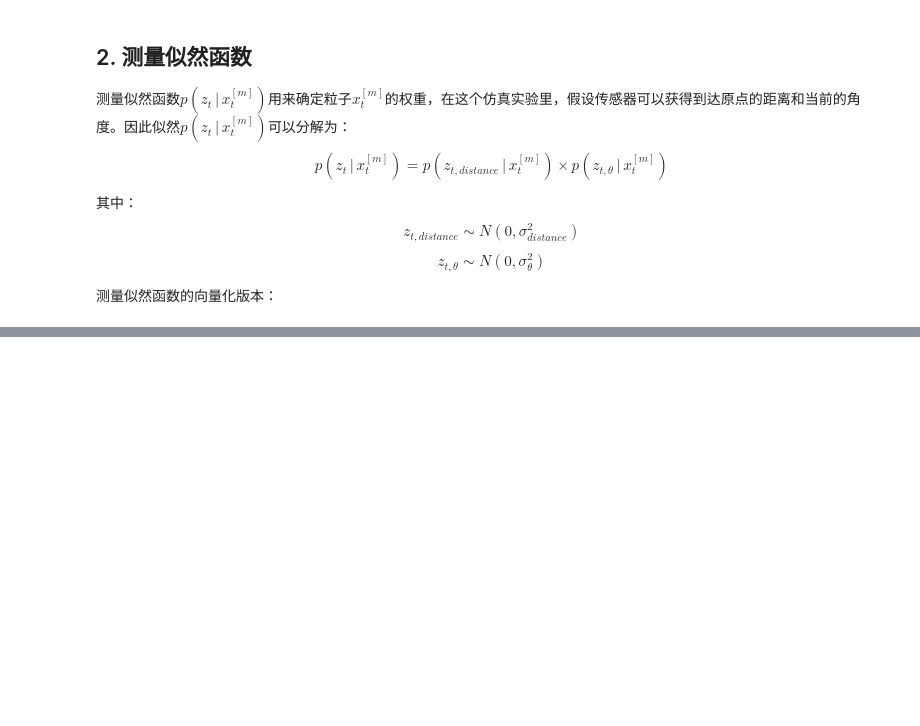
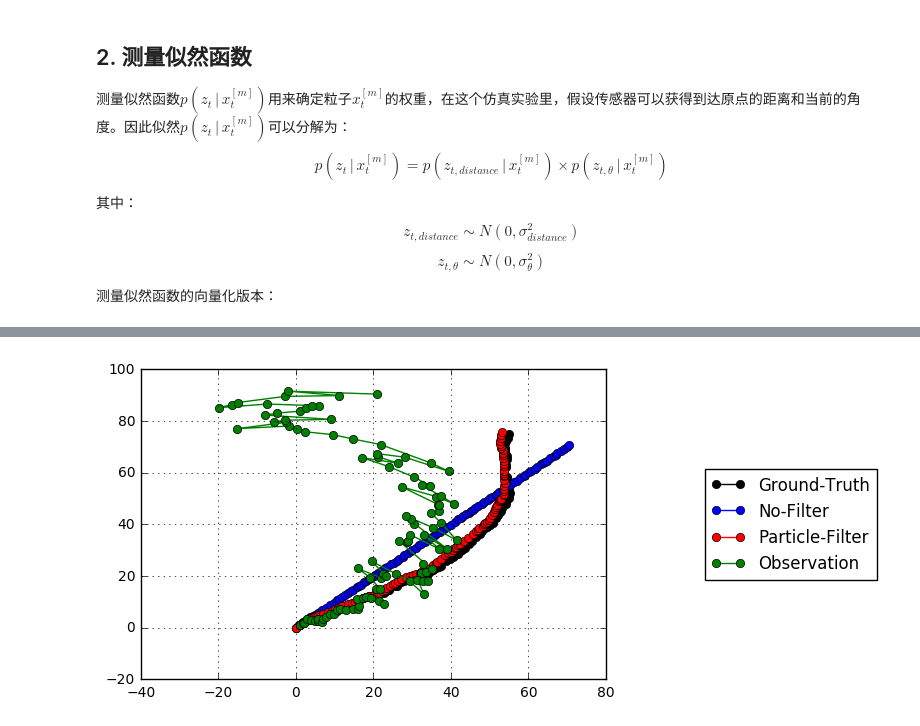
Before and after one commit to liuii/ProbRobotics, a Jupyter notebook: notebooks/02NonparametricFilters/ParticleFilterResampleVersion.ipynb, the cells around one changed output, grey strips where cells are left out. Saved outputs shown, nothing was run; the diff lists cells and outputs as text; code cells hidden in the pictures; blank space fills up the shorter version.

```diff
--- a/notebooks/02NonparametricFilters/ParticleFilterResampleVersion.ipynb
+++ b/notebooks/02NonparametricFilters/ParticleFilterResampleVersion.ipynb
@@ -200,0 +201,41 @@ U[0], Z[0]
+# %%
+# 粒子滤波器
+def particle_fileter(X, u, z):
+    M = X.shape[0]
+
+    X_sample = sample_motion_model(X, u, sigma_u=0.1, sigma_theta=0.1)
+    w = measurement_model(X_sample, z, sigma_distance=0.1, sigma_theta=0.1)
+    w = w / np.sum(w)
+
+    index_resample = np.random.choice(M, M, p=np.squeeze(w))
+    X_resample = X_sample[index_resample]
+
+    return X_resample
+# %%
+n = 100
+X_pf = X_ground_truth[0].reshape((1,3))
+
+X = np.random.multivariate_normal(X_ground_truth[0], np.eye(3) * 0.01, size=5000)
+
+plt.scatter(X[:,0], X[:,1], s=1, c='r', lw=0, alpha=0.05)
+
+for u, z in zip(U[:n], Z[:n]):
+    X = particle_fileter(X, u, z)
+    X_mean = np.mean(X, axis=0, keepdims=True)
+    X_pf = np.vstack([X_pf, X_mean])
+    plt.scatter(X[:,0], X[:,1], s=1, c='r', lw=0, alpha=0.05)
+
+plt.plot(X_ground_truth[:n + 1,0], X_ground_truth[:n + 1,1],
+         c='k',marker='o', label='Ground-Truth')
+plt.plot(X_no_filter[:n + 1,0], X_no_filter[:n + 1,1],
+         c='b',marker='o', label='No-Filter')
+plt.plot(X_pf[:n + 1,0], X_pf[:n + 1,1],
+         c='r',marker='o', label='Particle-Filter')
+
+observation = Z.reshape((-1,2))
+plt.plot(observation[:n,0] * np.cos(observation[:n,1]), observation[:n,0] * np.sin(observation[:n,1]),
+         c='g',marker='o', label='Observation')
+plt.legend(bbox_to_anchor=(1.6, 0.5), loc='center right')
+plt.grid()
+# %% [output]
+[figure, added]
```
Also changed, not shown: parts of 9 cells of this notebook, 1 other file.
